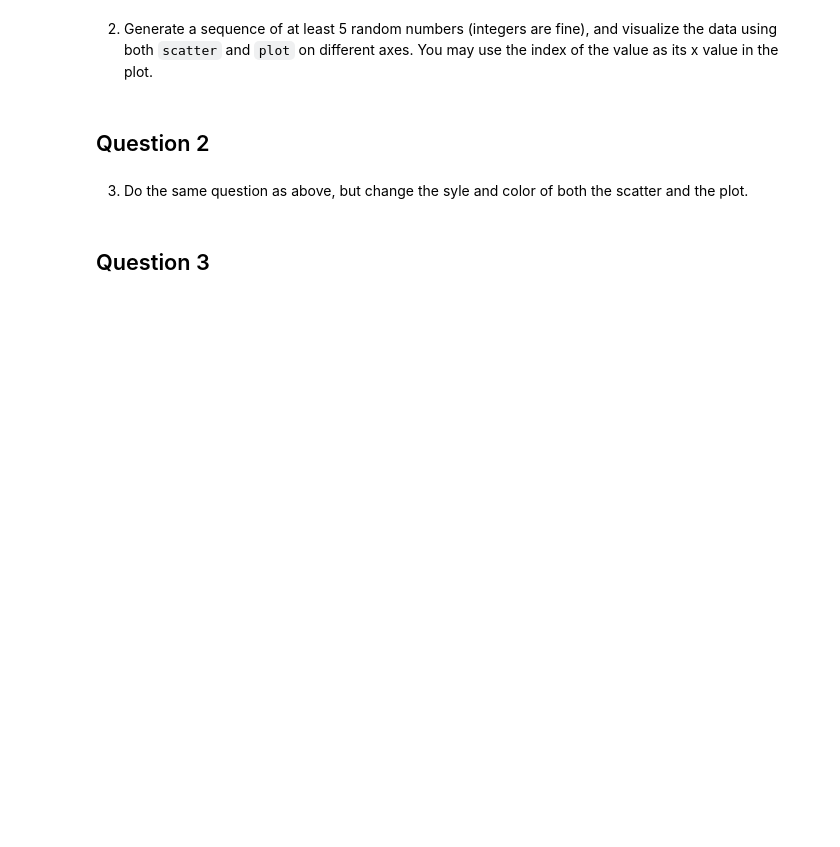
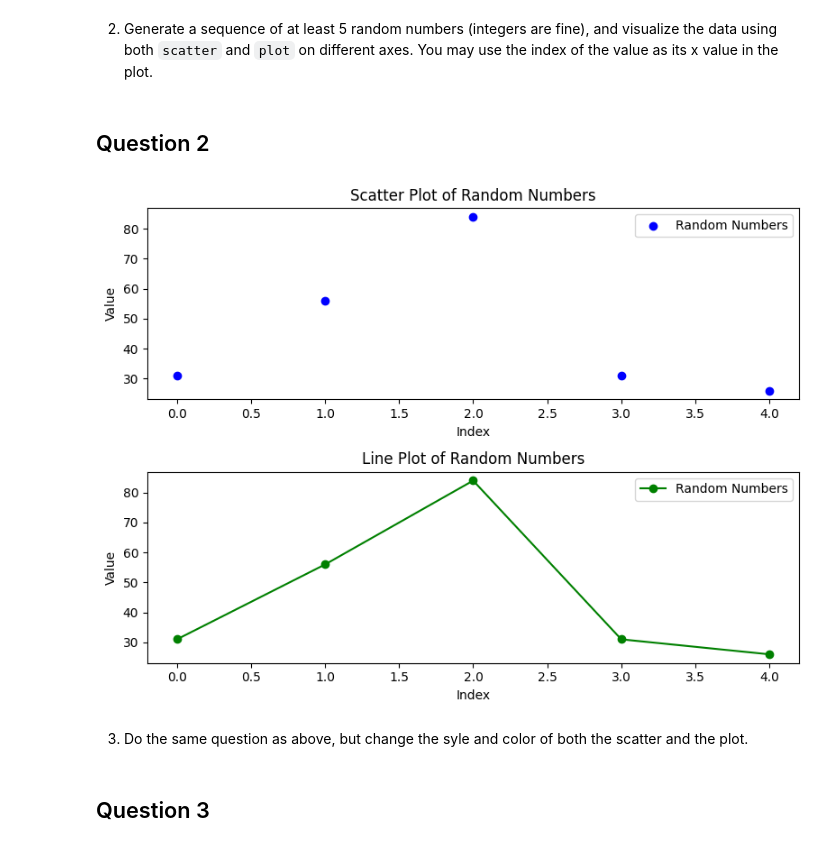
Before and after one commit to NickElias01/wmnlp-materials-pyplot, a Jupyter notebook: pyplot.ipynb, the cells around one changed output. Cells and saved outputs as stored; diff of their text form; code cells hidden in the pictures; blank space fills up the shorter version.

```diff
--- a/pyplot.ipynb
+++ b/pyplot.ipynb
@@ -37,6 +37,33 @@ plt.show()
 2. Generate a sequence of at least 5 random numbers (integers are fine), and visualize the data using both `scatter` and `plot` on different axes.  You may use the index of the value as its x value in the plot.
 # %% [markdown]
 ## Question 2
+# %%
+import random as rm
+# Step 1: Generate list of 5 random int
+random_nums = [rm.randint(1,100) for _ in range(5)]
+
+# Step 2: Create a figure and subplots
+fig,axs = plt.subplots(2,1,figsize=(8,6))
+
+# Step 3: Scatter Plot
+axs[0].scatter(range(len(random_nums)), random_nums, color='blue', label='Random Numbers')
+axs[0].set_title('Scatter Plot of Random Numbers')
+axs[0].set_xlabel('Index')
+axs[0].set_ylabel('Value')
+axs[0].legend()
+
+# Step 4: Line Plot
+axs[1].plot(range(len(random_nums)), random_nums, color='green', label='Random Numbers', marker='o')
+axs[1].set_title('Line Plot of Random Numbers')
+axs[1].set_xlabel('Index')
+axs[1].set_ylabel('Value')
+axs[1].legend()
+
+# Step 5: Show the plots
+plt.tight_layout()
+plt.show()
+# %% [output]
+[figure, added]
 # %% [markdown]
 3. Do the same question as above, but change the syle and color of both the scatter and the plot.
 # %% [markdown]
```
